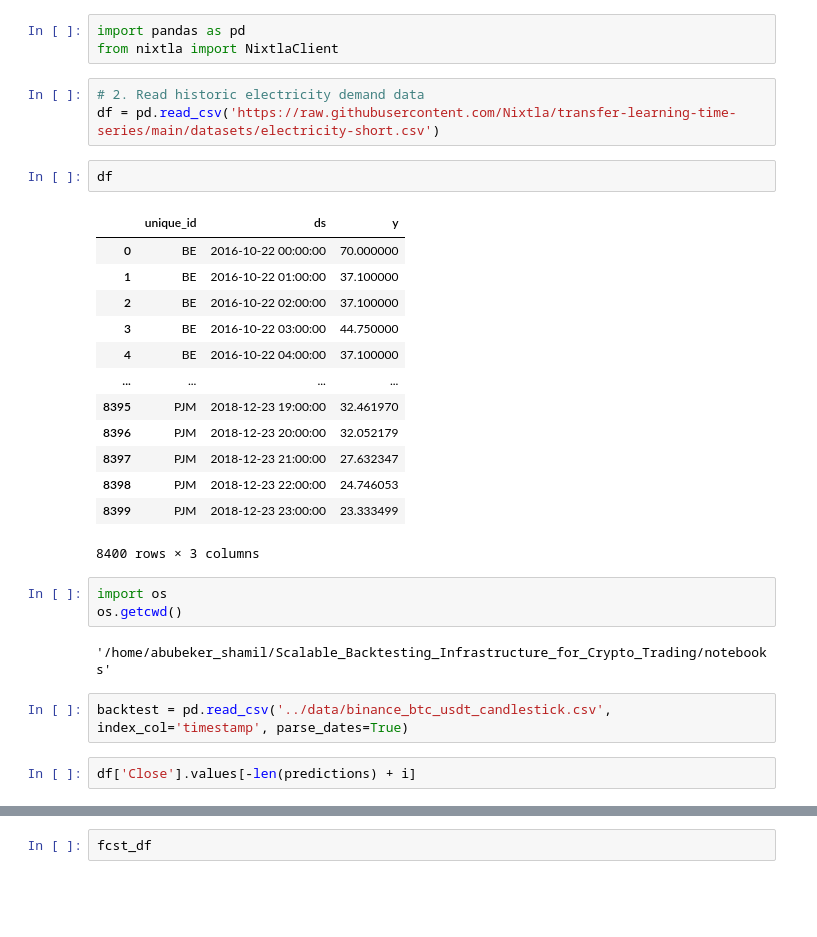
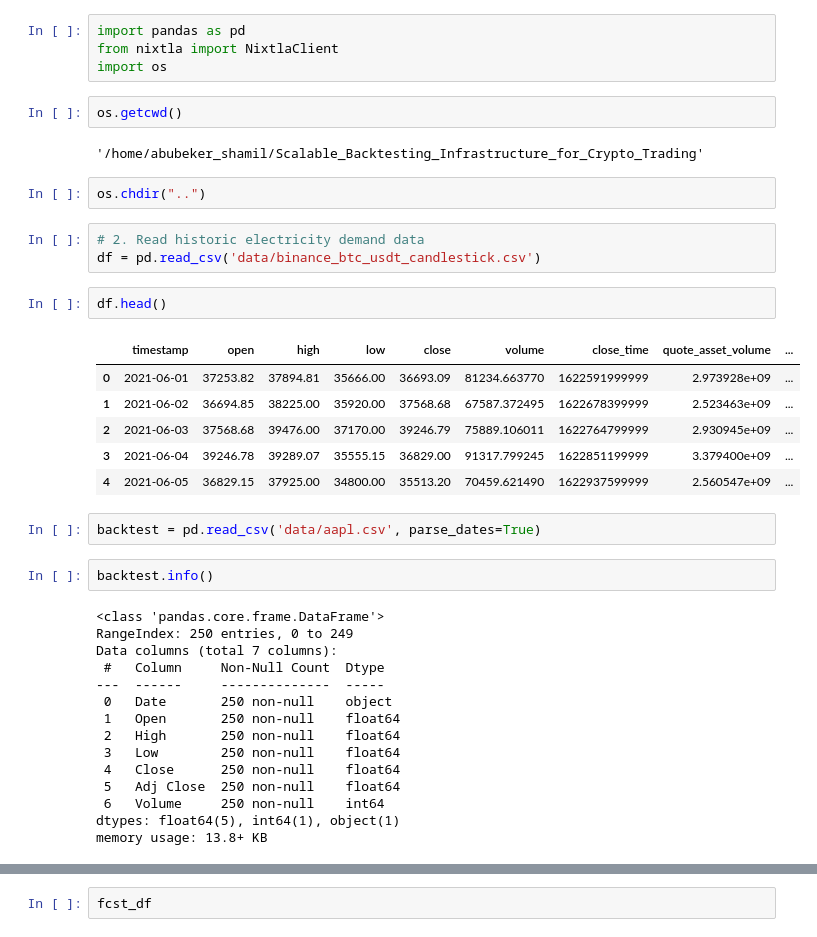
Before and after one commit to 10Accademy-InsightStreamInc/Scalable_Backtesting_Infrastructure_for_Crypto_Trading, a Jupyter notebook: notebooks/lstm.ipynb, the cells around one changed output, grey strips where cells are left out. Saved outputs shown, nothing was run; the diff lists cells and outputs as text; blank space fills up the shorter version.

```diff
--- a/notebooks/lstm.ipynb
+++ b/notebooks/lstm.ipynb
@@ -41,31 +41,41 @@ Successfully installed annotated-types-0.7.0 anyio-4.4.0 h11-0.14.0 httpcore-1.0
 # %%
 import pandas as pd
 from nixtla import NixtlaClient
+import os
+# %%
+os.getcwd()
+# %% [output]
+'/home/abubeker_shamil/Scalable_Backtesting_Infrastructure_for_Crypto_Trading'
+# %%
+os.chdir("..")
 # %%
 # 2. Read historic electricity demand data
-df = pd.read_csv('https://raw.githubusercontent.com/Nixtla/transfer-learning-time-series/main/datasets/electricity-short.csv')
+df = pd.read_csv('data/binance_btc_usdt_candlestick.csv')
 # %%
-df
+df.head()
 # %% [output]
-|  | unique_id | ds | y |
-| 0 | BE | 2016-10-22 00:00:00 | 70.000000 |
-| 1 | BE | 2016-10-22 01:00:00 | 37.100000 |
-| 2 | BE | 2016-10-22 02:00:00 | 37.100000 |
-| 3 | BE | 2016-10-22 03:00:00 | 44.750000 |
-| 4 | BE | 2016-10-22 04:00:00 | 37.100000 |
-| ... | ... | ... | ... |
-| 8395 | PJM | 2018-12-23 19:00:00 | 32.461970 |
-| 8396 | PJM | 2018-12-23 20:00:00 | 32.052179 |
-| 8397 | PJM | 2018-12-23 21:00:00 | 27.632347 |
-| 8398 | PJM | 2018-12-23 22:00:00 | 24.746053 |
-| 8399 | PJM | 2018-12-23 23:00:00 | 23.333499 |
+|  | timestamp | open | high | low | close | volume | close_time | quote_asset_volume | ... |
+| 0 | 2021-06-01 | 37253.82 | 37894.81 | 35666.00 | 36693.09 | 81234.663770 | 1622591999999 | 2.973928e+09 | ... |
+| 1 | 2021-06-02 | 36694.85 | 38225.00 | 35920.00 | 37568.68 | 67587.372495 | 1622678399999 | 2.523463e+09 | ... |
+| 2 | 2021-06-03 | 37568.68 | 39476.00 | 37170.00 | 39246.79 | 75889.106011 | 1622764799999 | 2.930945e+09 | ... |
+| 3 | 2021-06-04 | 39246.78 | 39289.07 | 35555.15 | 36829.00 | 91317.799245 | 1622851199999 | 3.379400e+09 | ... |
+| 4 | 2021-06-05 | 36829.15 | 37925.00 | 34800.00 | 35513.20 | 70459.621490 | 1622937599999 | 2.560547e+09 | ... |
-8400 rows × 3 columns
-# %%
-import os
-os.getcwd()
-# %% [output]
-'/home/abubeker_shamil/Scalable_Backtesting_Infrastructure_for_Crypto_Trading/notebooks'
 # %%
-backtest = pd.read_csv('../data/binance_btc_usdt_candlestick.csv', index_col='timestamp', parse_dates=True)
+backtest = pd.read_csv('data/aapl.csv', parse_dates=True)
-# %%
-df['Close'].values[-len(predictions) + i]
+# %%
+backtest.info()
+# %% [output]
+<class 'pandas.core.frame.DataFrame'>
+RangeIndex: 250 entries, 0 to 249
+Data columns (total 7 columns):
+ #   Column     Non-Null Count  Dtype
+---  ------     --------------  -----
+ 0   Date       250 non-null    object
+ 1   Open       250 non-null    float64
+ 2   High       250 non-null    float64
+ 3   Low        250 non-null    float64
+ 4   Close      250 non-null    float64
+ 5   Adj Close  250 non-null    float64
+ 6   Volume     250 non-null    int64
+dtypes: float64(5), int64(1), object(1)
+memory usage: 13.8+ KB
```
Also changed, not shown: parts of 19 cells of this notebook, 21 other files.
